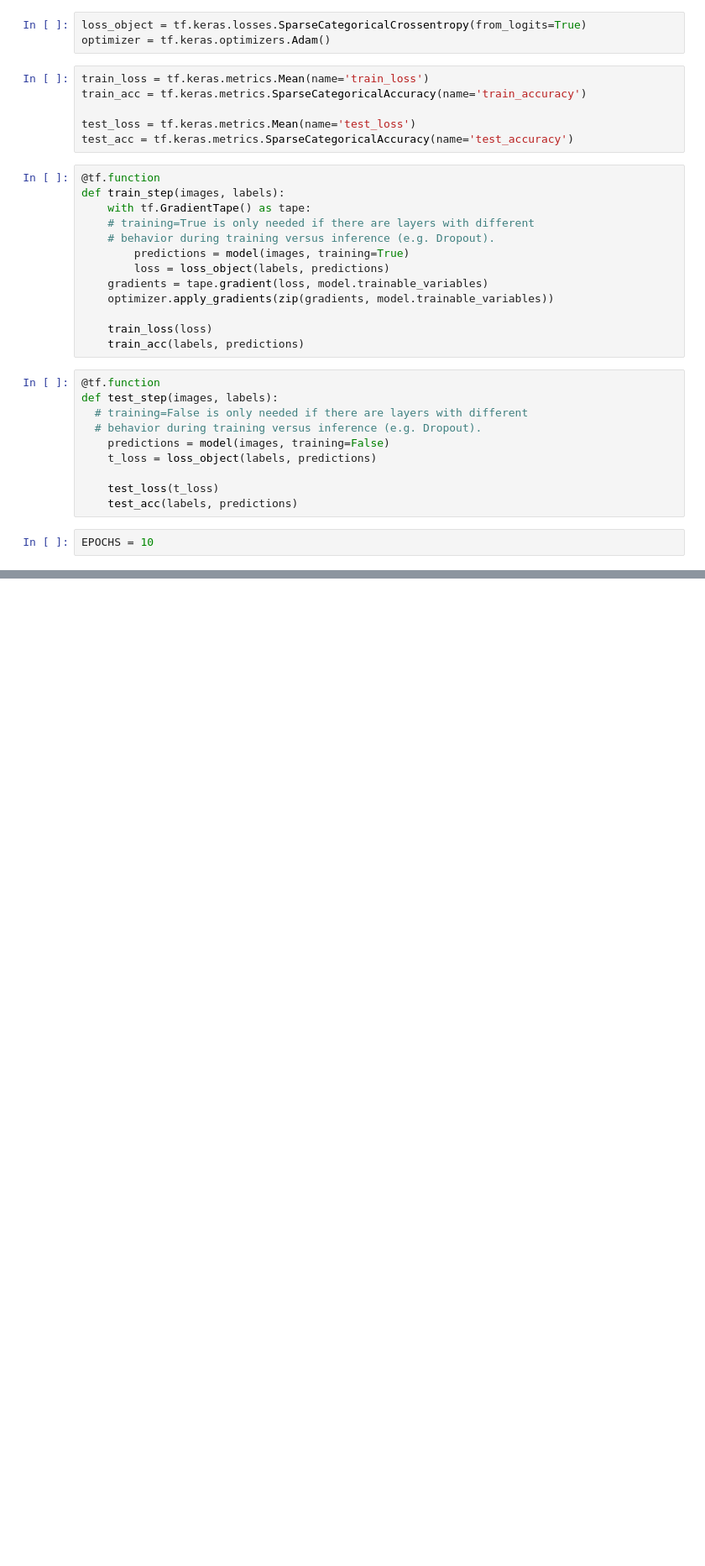
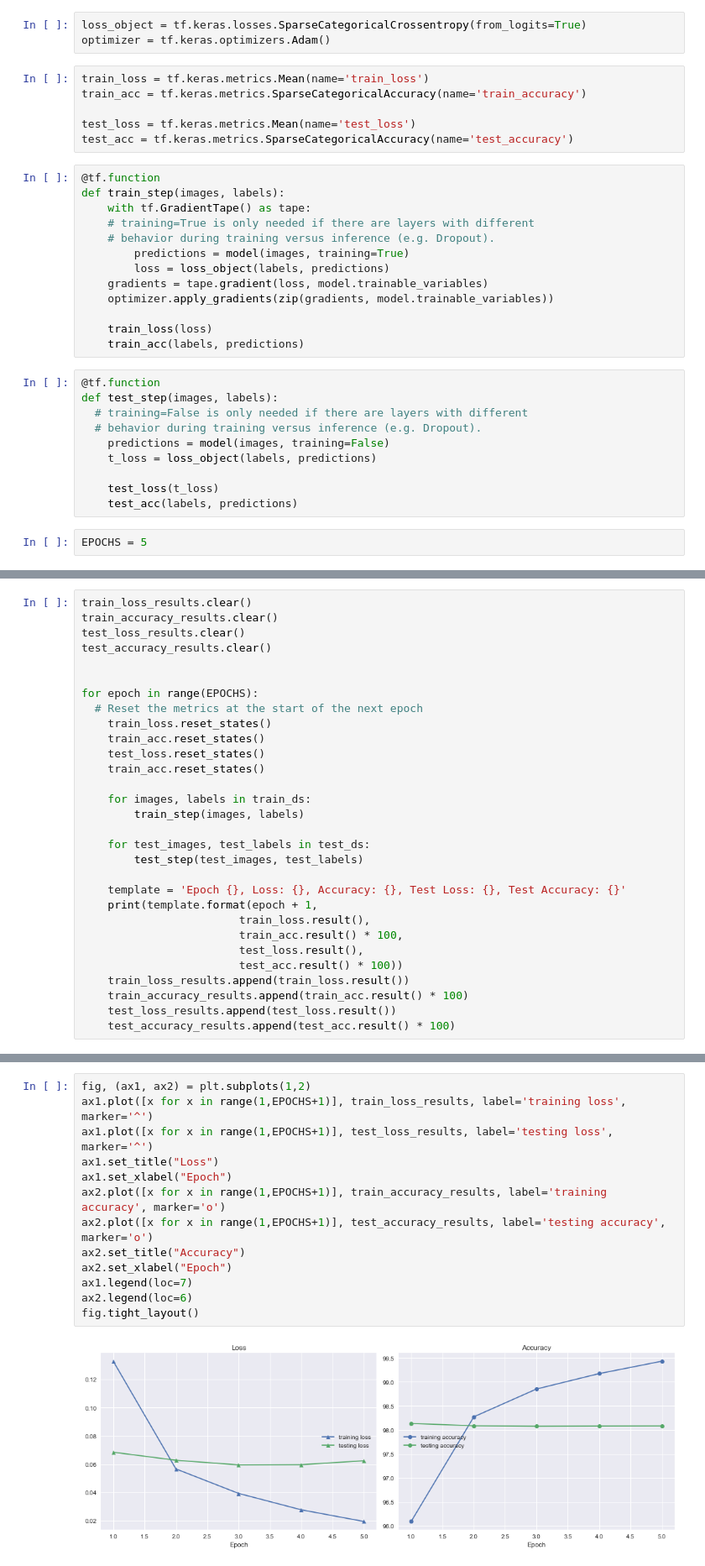
Before and after one commit to otmanesabir/ImgProc, a Jupyter notebook: Image Classifier/src/explore.ipynb, the cells around one changed output, grey strips where cells are left out. Shown at 84% size. Cells and saved outputs as stored; diff of their text form; blank space fills up the shorter version.

```diff
--- a/Image Classifier/src/explore.ipynb
+++ b/Image Classifier/src/explore.ipynb
@@ -71,7 +82,7 @@ def test_step(images, labels):
     test_loss(t_loss)
     test_acc(labels, predictions)
 # %%
-EPOCHS = 10
+EPOCHS = 5
 # %%
 train_loss_results = []
 train_accuracy_results = []
@@ -131,0 +371,30 @@ fig.tight_layout()
+# %%
+train_loss_results.clear()
+train_accuracy_results.clear()
+test_loss_results.clear()
+test_accuracy_results.clear()
+
+
+for epoch in range(EPOCHS):
+  # Reset the metrics at the start of the next epoch
+    train_loss.reset_states()
+    train_acc.reset_states()
+    test_loss.reset_states()
+    train_acc.reset_states()
+
+    for images, labels in train_ds:
+        train_step(images, labels)
+
+    for test_images, test_labels in test_ds:
+        test_step(test_images, test_labels)
+
+    template = 'Epoch {}, Loss: {}, Accuracy: {}, Test Loss: {}, Test Accuracy: {}'
+    print(template.format(epoch + 1,
+                        train_loss.result(),
+                        train_acc.result() * 100,
+                        test_loss.result(),
+                        test_acc.result() * 100))
+    train_loss_results.append(train_loss.result())
+    train_accuracy_results.append(train_acc.result() * 100)
+    test_loss_results.append(test_loss.result())
+    test_accuracy_results.append(test_acc.result() * 100)
@@ -131,0 +430,15 @@ fig.tight_layout()
+# %%
+fig, (ax1, ax2) = plt.subplots(1,2)
+ax1.plot([x for x in range(1,EPOCHS+1)], train_loss_results, label='training loss', marker='^')
+ax1.plot([x for x in range(1,EPOCHS+1)], test_loss_results, label='testing loss', marker='^')
+ax1.set_title("Loss")
+ax1.set_xlabel("Epoch")
+ax2.plot([x for x in range(1,EPOCHS+1)], train_accuracy_results, label='training accuracy', marker='o')
+ax2.plot([x for x in range(1,EPOCHS+1)], test_accuracy_results, label='testing accuracy', marker='o')
+ax2.set_title("Accuracy")
+ax2.set_xlabel("Epoch")
+ax1.legend(loc=7)
+ax2.legend(loc=6)
+fig.tight_layout()
+# %% [output]
+[figure, added]
```
Also changed, not shown: parts of 32 cells of this notebook.
